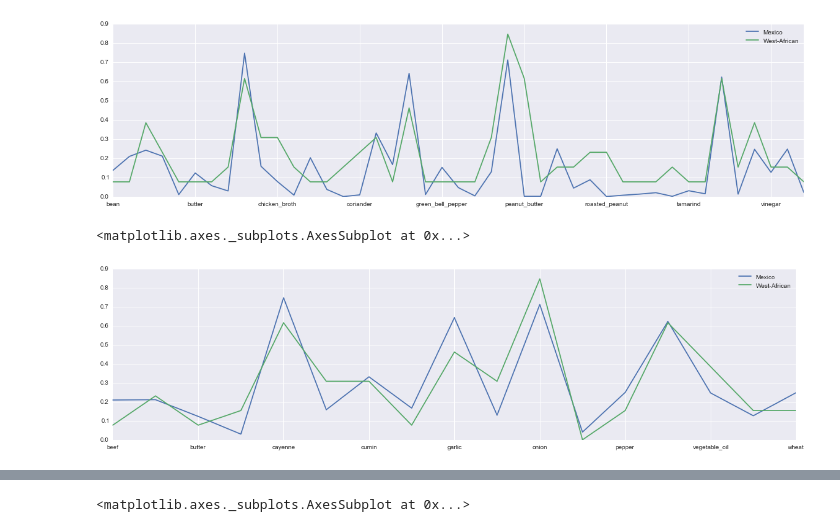
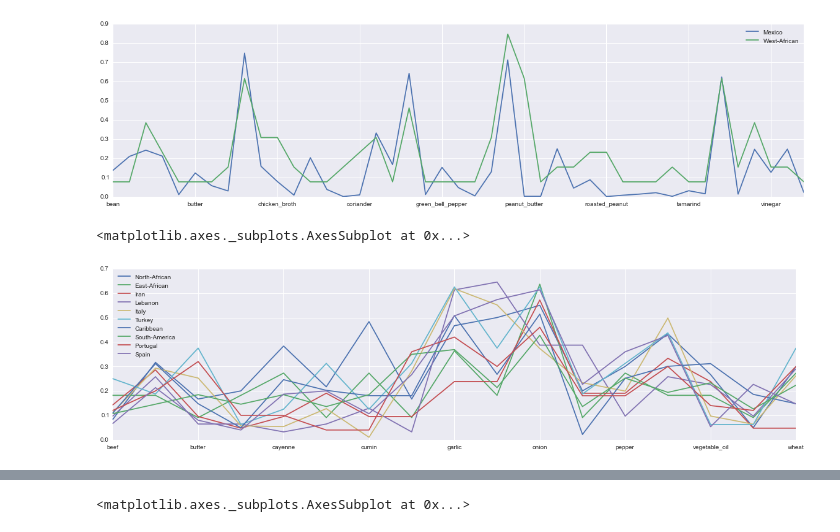
Before and after one commit to ctran25/spring-2015-homeworks, a Jupyter notebook: submissions/Homework-4/4.Food-recipes.ipynb, the cells around one changed output, grey strips where cells are left out. Drawn from its saved outputs; the diff is of its cells as text; code cells hidden in the pictures.

```diff
--- a/submissions/Homework-4/4.Food-recipes.ipynb
+++ b/submissions/Homework-4/4.Food-recipes.ipynb
@@ -298,23 +353,23 @@ r12.plot(figsize=(20,5))
 # %%
 group6 = ['North-African', 'East-African', 'Iran', 'Lebanon', 'Italy', 'Turkey', 'Caribbean', 'South-America', 'Portugal', 'Spain']
 
 r13 = r_dataFrame.T
 Ing5 = r13.T.columns
 
 for country in group6:
     Country = r13[country]
     C = Country > 0
     CC = Country[C].index
     Ing5 = Ing5.intersection(CC)
 
-r14 = r13[group5]
+r14 = r13[group6]
 r14 = r14.T
 r14 = r14[Ing5]
 r14 = r14.T
 r14.plot(figsize=(20,5))
 # %% [output]
 <matplotlib.axes._subplots.AxesSubplot at 0x...>
-[figure, old version]
+[figure, new version]
 # %%
 Ing5_6 = Ing4.intersection(Ing5)
 
```
Also changed, not shown: parts of 26 cells of this notebook.
